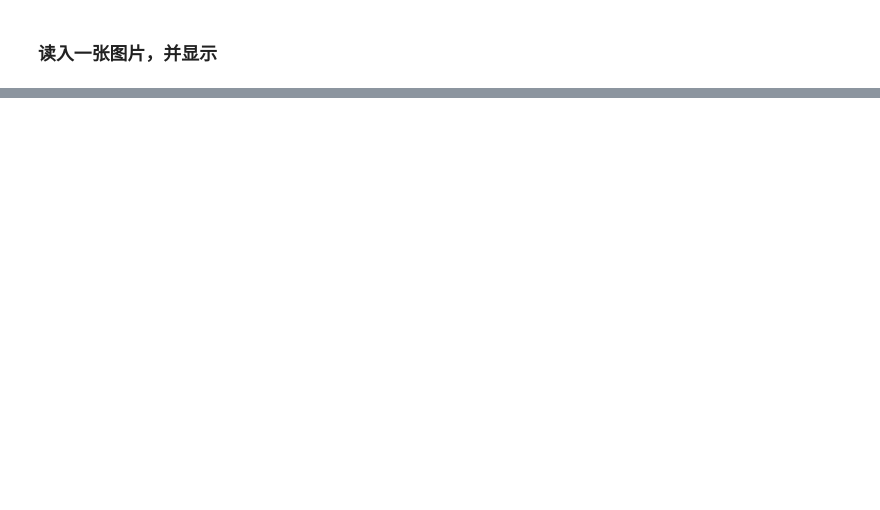
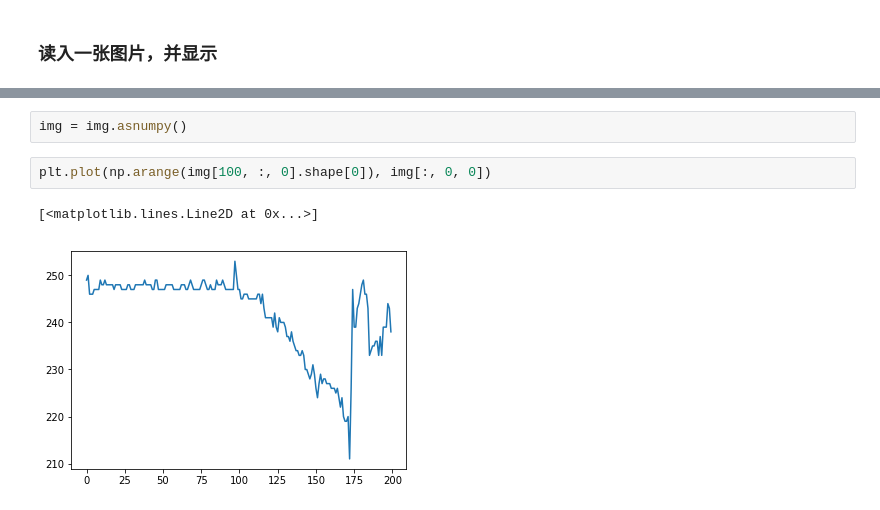
Before and after one commit to L1aoXingyu/Digital-Image-Processing, a Jupyter notebook: assignment3/fast global smooth.ipynb, the cells around one changed output, grey strips where cells are left out. Drawn from its saved outputs; the diff is of its cells as text; blank space fills up the shorter version.

```diff
--- a/assignment3/fast global smooth.ipynb
+++ b/assignment3/fast global smooth.ipynb
@@ -142,0 +149,7 @@ plt.imshow(u.asnumpy())
+# %%
+img = img.asnumpy()
+# %%
+plt.plot(np.arange(img[100, :, 0].shape[0]), img[:, 0, 0])
+# %% [output]
+[<matplotlib.lines.Line2D at 0x...>]
+[figure, added]
```
Also changed, not shown: parts of 15 cells of this notebook, 3 other files.
